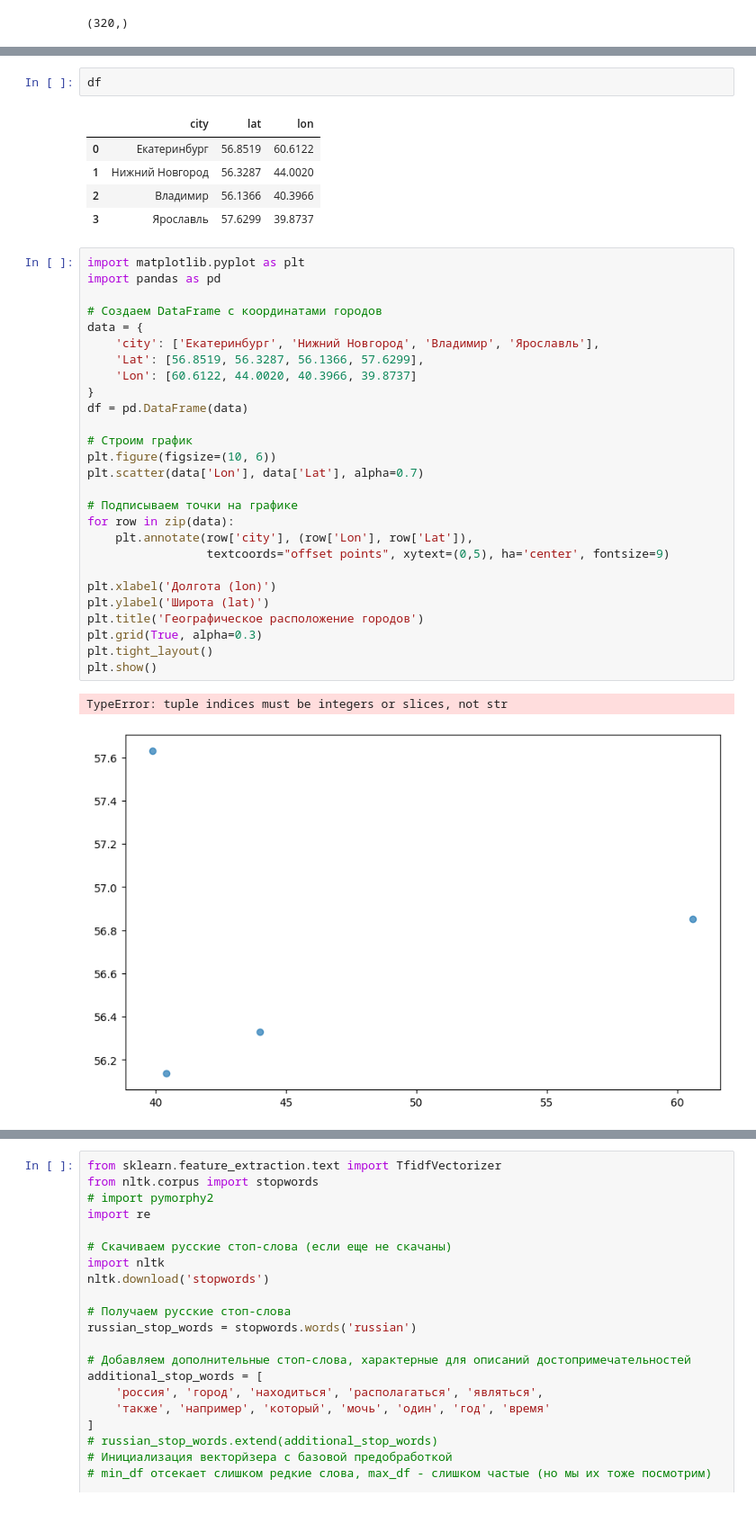
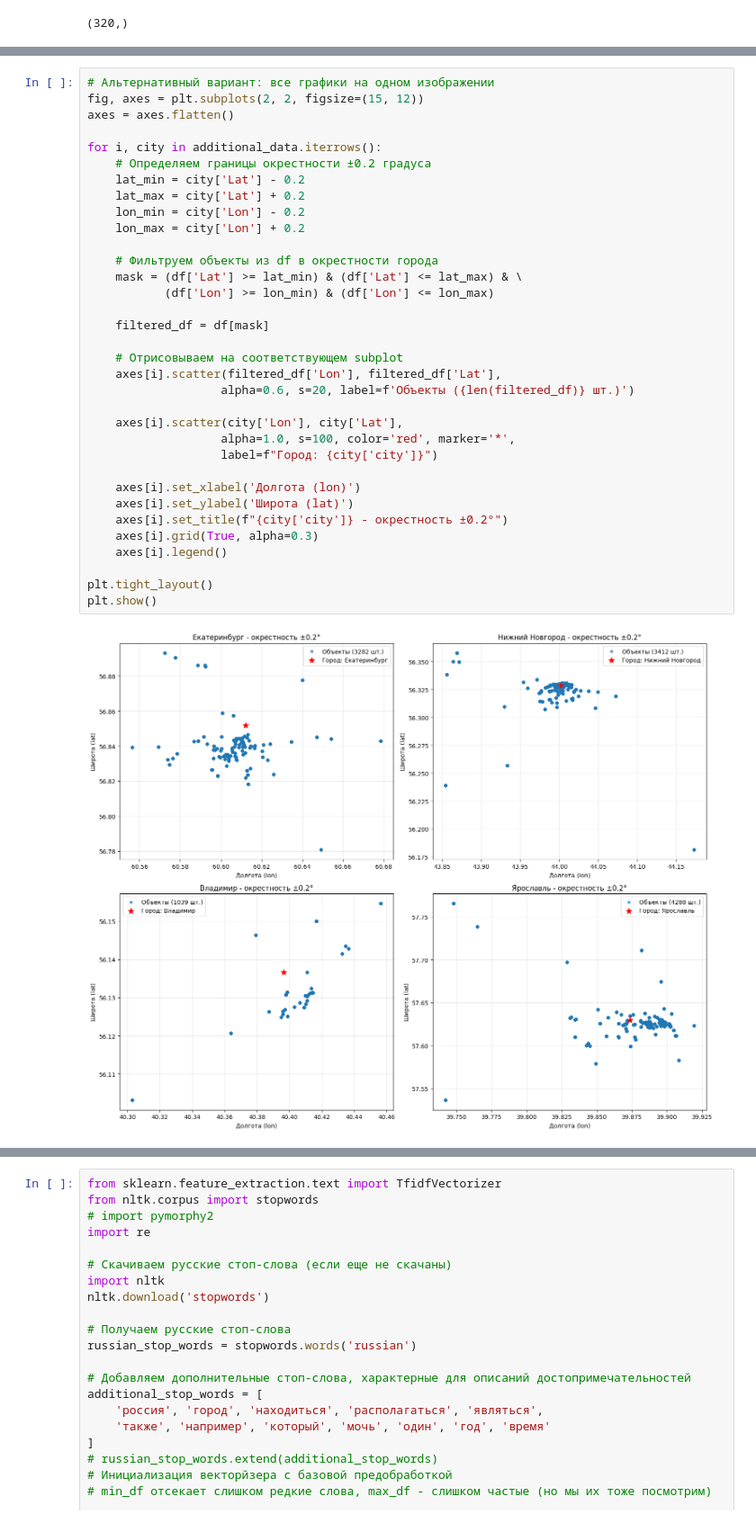
Before and after one commit to alex-chin/dls_part_2_nlp, a Jupyter notebook: week_08_chatgpt_instruction_tuning_RAG/Homework/hw05_rag.ipynb, the cells around one changed output, grey strips where cells are left out. Shown at 90% size. Cells and saved outputs as stored; diff of their text form.

```diff
--- a/week_08_chatgpt_instruction_tuning_RAG/Homework/hw05_rag.ipynb
+++ b/week_08_chatgpt_instruction_tuning_RAG/Homework/hw05_rag.ipynb
@@ -399,38 +429,36 @@ plt.show()
-# %%
-df
-# %% [output]
-|  | city | lat | lon |
-| 0 | Екатеринбург | 56.8519 | 60.6122 |
-| 1 | Нижний Новгород | 56.3287 | 44.0020 |
-| 2 | Владимир | 56.1366 | 40.3966 |
-| 3 | Ярославль | 57.6299 | 39.8737 |
-# %%
-import matplotlib.pyplot as plt
-import pandas as pd
-
-# Создаем DataFrame с координатами городов
-data = {
-    'city': ['Екатеринбург', 'Нижний Новгород', 'Владимир', 'Ярославль'],
-    'Lat': [56.8519, 56.3287, 56.1366, 57.6299],
-    'Lon': [60.6122, 44.0020, 40.3966, 39.8737]
-}
-df = pd.DataFrame(data)
-
-# Строим график
-plt.figure(figsize=(10, 6))
-plt.scatter(data['Lon'], data['Lat'], alpha=0.7)
-
-# Подписываем точки на графике
-for row in zip(data):
-    plt.annotate(row['city'], (row['Lon'], row['Lat']),
-                 textcoords="offset points", xytext=(0,5), ha='center', fontsize=9)
-
-plt.xlabel('Долгота (lon)')
-plt.ylabel('Широта (lat)')
-plt.title('Географическое расположение городов')
-plt.grid(True, alpha=0.3)
-plt.tight_layout()
-plt.show()
-# %% [output]
-TypeError: tuple indices must be integers or slices, not str
-[figure, removed]
+# %%
+# Альтернативный вариант: все графики на одном изображении
+fig, axes = plt.subplots(2, 2, figsize=(15, 12))
+axes = axes.flatten()
+
+for i, city in additional_data.iterrows():
+    # Определяем границы окрестности ±0.2 градуса
+    lat_min = city['Lat'] - 0.2
+    lat_max = city['Lat'] + 0.2
+    lon_min = city['Lon'] - 0.2
+    lon_max = city['Lon'] + 0.2
+
+    # Фильтруем объекты из df в окрестности города
+    mask = (df['Lat'] >= lat_min) & (df['Lat'] <= lat_max) & \
+           (df['Lon'] >= lon_min) & (df['Lon'] <= lon_max)
+
+    filtered_df = df[mask]
+
+    # Отрисовываем на соответствующем subplot
+    axes[i].scatter(filtered_df['Lon'], filtered_df['Lat'],
+                   alpha=0.6, s=20, label=f'Объекты ({len(filtered_df)} шт.)')
+
+    axes[i].scatter(city['Lon'], city['Lat'],
+                   alpha=1.0, s=100, color='red', marker='*',
+                   label=f"Город: {city['city']}")
+
+    axes[i].set_xlabel('Долгота (lon)')
+    axes[i].set_ylabel('Широта (lat)')
+    axes[i].set_title(f"{city['city']} - окрестность ±0.2°")
+    axes[i].grid(True, alpha=0.3)
+    axes[i].legend()
+
+plt.tight_layout()
+plt.show()
+# %% [output]
+[figure, added]
```
Also changed, not shown: parts of 23 cells of this notebook.
